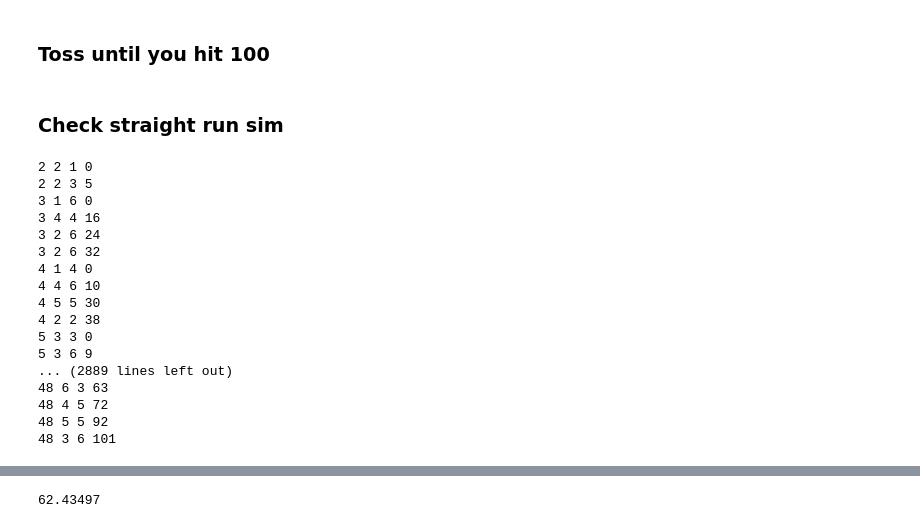
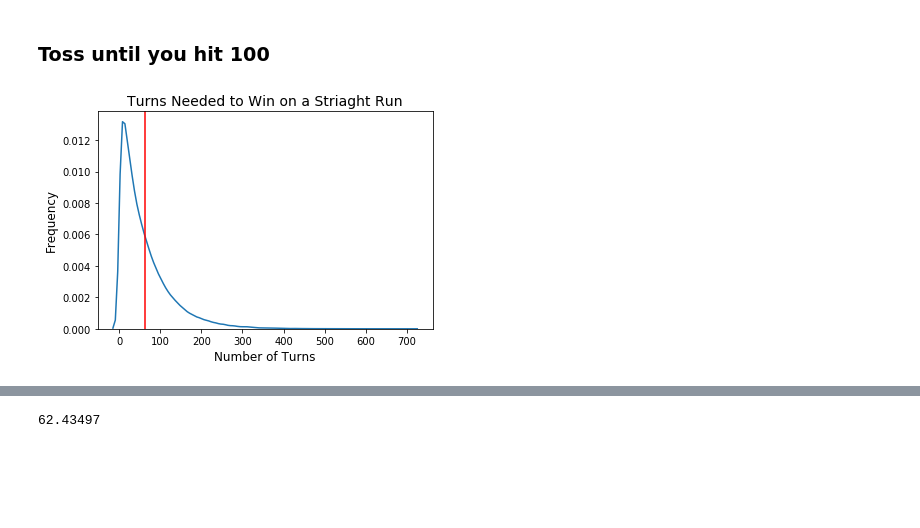
Before and after one commit to eonofrey/dice_game, a Jupyter notebook: Dice Game.ipynb, the cells around one changed output, grey strips where cells are left out. Saved outputs shown, nothing was run; the diff lists cells and outputs as text; code cells hidden in the pictures; blank space fills up the shorter version.

```diff
--- a/Dice Game.ipynb
+++ b/Dice Game.ipynb
@@ -123,83 +128,13 @@ def straight_run_sim():
                 total_score = 0
                 turn_counter += 1
     return (turn_counter)
-# %% [markdown]
-### Check straight run sim
-# %%
-# Turn checker
-
-for i in range(10):
-    total_score = 0
-    dub_counter = 0
-    roll_score = 0
-    dice_one = 0
-    dice_two = 0
-    turn_counter = 1
-
-    print('\n')
-
-    while total_score < 100:
-        # Reset roll
-        roll_score = 0
-
-        # Roll dice
-        dice_one = roll_dice()
-        dice_two = roll_dice()
-
-        # Doubles or not
-        if dice_one == dice_two:
-            if (dice_one == 1 and dice_two == 1):
-                if total_score == 0:
-                    total_score = -50
-                    turn_counter += 1
-                else:
-                    total_score = min(0, total_score)
-                    turn_counter += 1
-            else:
-                dub_counter += 1
-                roll_score = (dice_one + dice_two) * 2
-        elif (dice_one == 1 or dice_two == 1):
-            total_score = min(0, total_score)
-            dub_counter = 0
-            turn_counter += 1
-        else:
-            roll_score = dice_one + dice_two
-            dub_counter = 0
-
-        # Add your score
-        total_score += roll_score
-
-        # 100 and 3 doubles check
-        if total_score == 100:
-            total_score = 0
-            turn_counter += 1
-        elif dub_counter == 3:
-            total_score = 0
-            turn_counter += 1
-
-
-        print(turn_counter, dice_one, dice_two, total_score)
-# %% [output]
-2 2 1 0
-2 2 3 5
-3 1 6 0
-3 4 4 16
-3 2 6 24
-3 2 6 32
-4 1 4 0
-4 4 6 10
-4 5 5 30
-4 2 2 38
-5 3 3 0
-5 3 6 9
-... (2889 lines left out)
-48 6 3 63
-48 4 5 72
-48 5 5 92
-48 3 6 101
 # %%
 straight_games = []
 
 # Simulate 1,000,000 tosses
 for i in range(100000):
     straight_games.append(straight_run_sim())
+
+plot_distribution(straight_games, "Turns Needed to Win on a Striaght Run")
+# %% [output]
+[figure, added]
```
Also changed, not shown: parts of 22 cells of this notebook.
